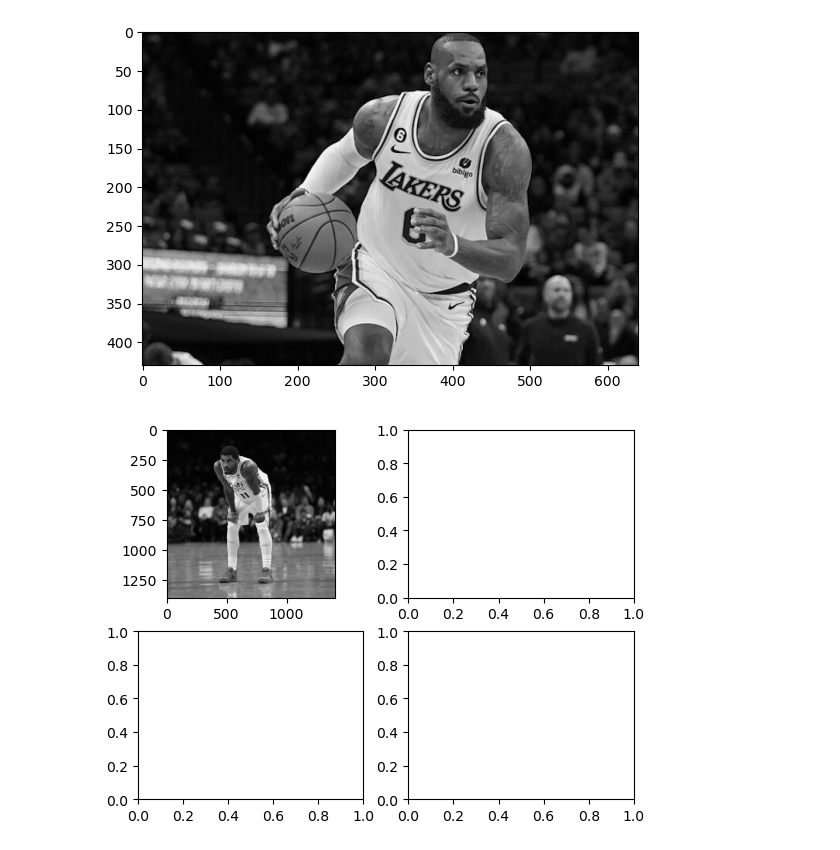
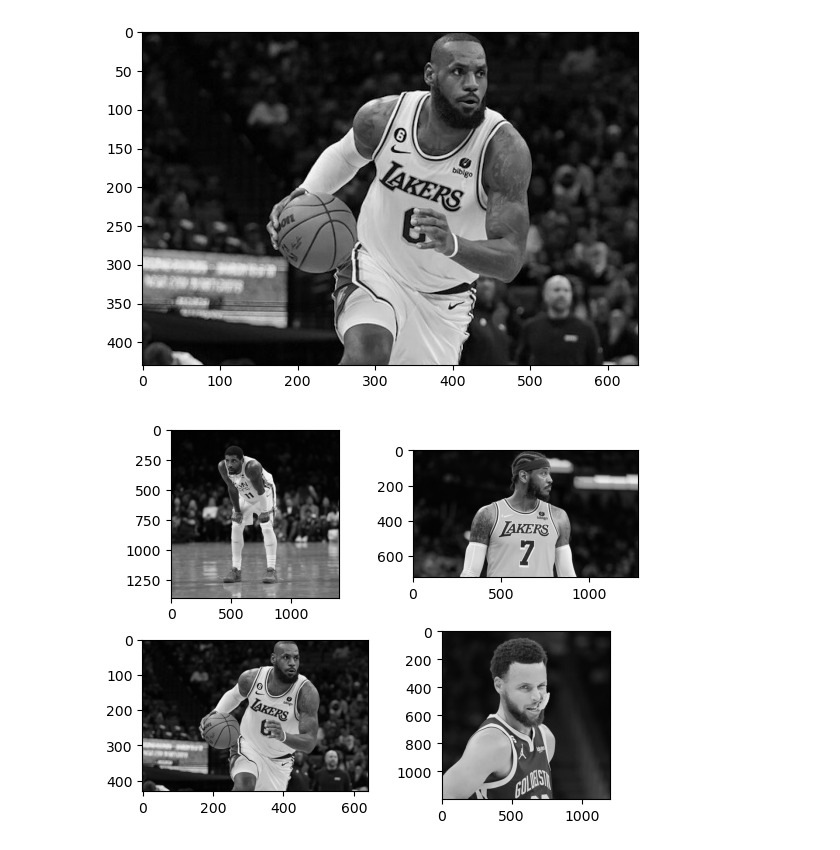
Before and after one commit to saeed357889/Hybrid-Image-Generator, a Jupyter notebook: Final saeed.ipynb, the cells around one changed output. Saved outputs shown, nothing was run; the diff lists cells and outputs as text; code cells hidden in the pictures.

Commit message:
added images to array

```diff
--- a/Final saeed.ipynb
+++ b/Final saeed.ipynb
@@ -18,9 +18,9 @@ for i in range(1,5):
 # %%
 f,a = plt.subplots(2,2)
 a[0,0].imshow(Image[0], cmap='gray')
 a[0,1].imshow(Image[1], cmap='gray')
-a[0,0].imshow(Image[0], cmap='gray')
-a[0,0].imshow(Image[0], cmap='gray')
+a[1,0].imshow(Image[2], cmap='gray')
+a[1,1].imshow(Image[3], cmap='gray')
 plt.show()
 # %% [output]
-[figure, old version]
+[figure, new version]
```
